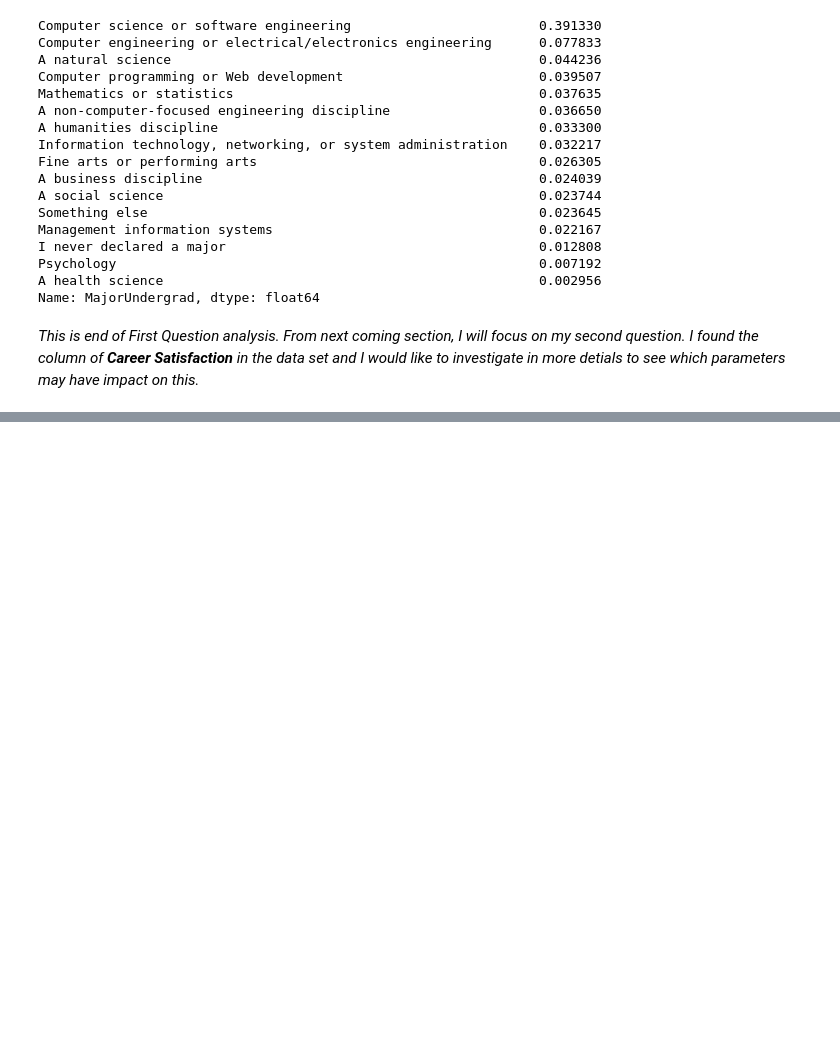
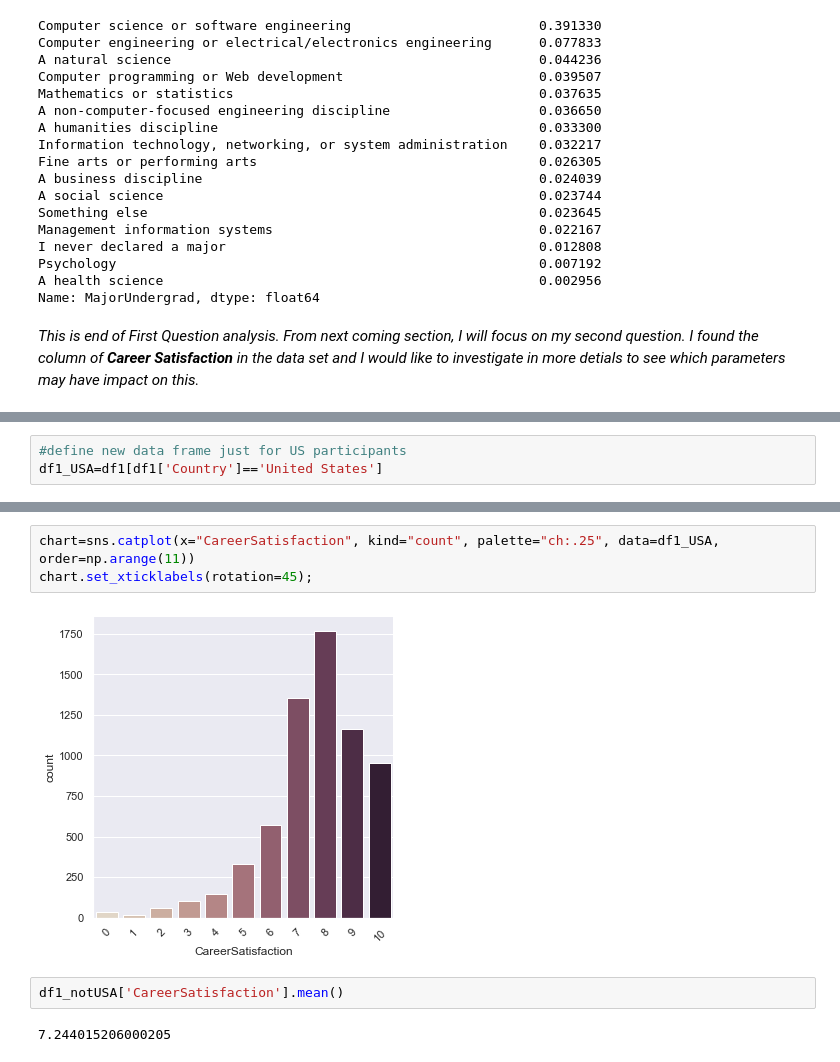
Before and after one commit to mkhajeh/StackOverFlow_2017_Survey_Analysis, a Jupyter notebook: StackOverflow 2017 Survey Analysis.ipynb, the cells around one changed output, grey strips where cells are left out. Drawn from its saved outputs; the diff is of its cells as text; blank space fills up the shorter version.

```diff
--- a/StackOverflow 2017 Survey Analysis.ipynb
+++ b/StackOverflow 2017 Survey Analysis.ipynb
@@ -302,0 +352,3 @@ Name: MajorUndergrad, dtype: float64
+# %%
+#define new data frame just for US participants
+df1_USA=df1[df1['Country']=='United States']
@@ -302,0 +362,9 @@ Name: MajorUndergrad, dtype: float64
+# %%
+chart=sns.catplot(x="CareerSatisfaction", kind="count", palette="ch:.25", data=df1_USA, order=np.arange(11))
+chart.set_xticklabels(rotation=45);
+# %% [output]
+[figure, added]
+# %%
+df1_notUSA['CareerSatisfaction'].mean()
+# %% [output]
+7.244015206000205
```
Also changed, not shown: parts of 23 cells of this notebook.
